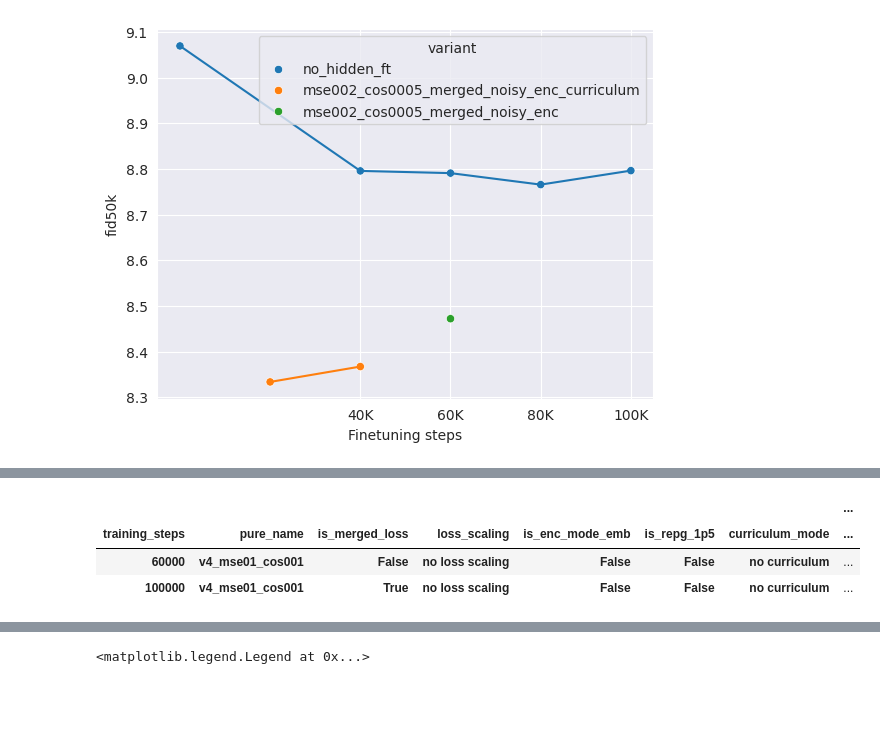
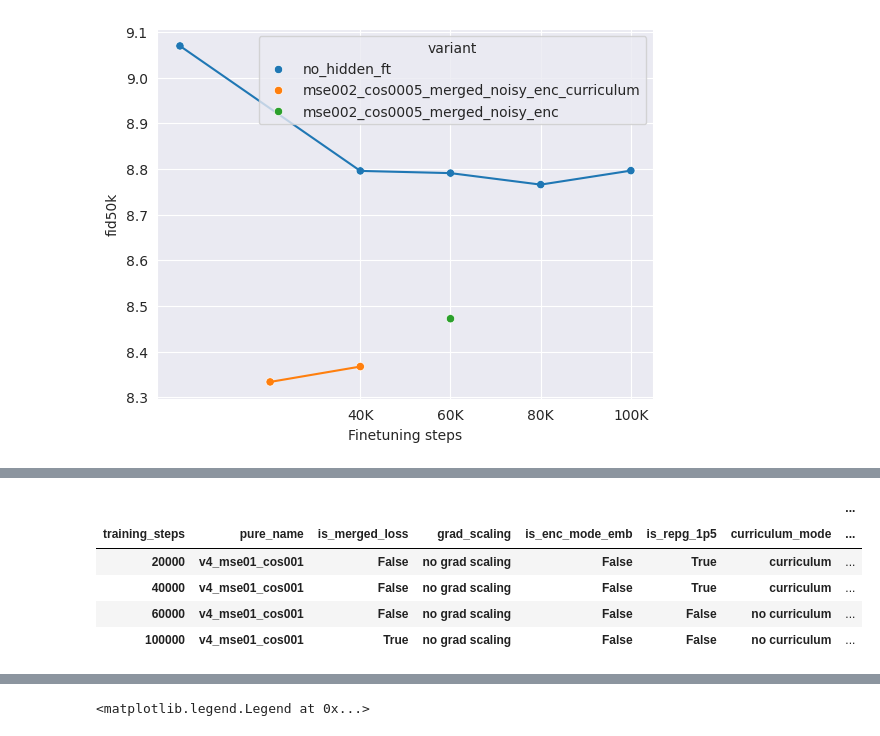
Before and after one commit to BartekPog/sfd-encoder, a Jupyter notebook: notebooks/fid_tables.ipynb, the cells around one changed output, grey strips where cells are left out. Saved outputs shown, nothing was run; the diff lists cells and outputs as text; code cells hidden in the pictures; blank space fills up the shorter version.

```diff
--- a/notebooks/fid_tables.ipynb
+++ b/notebooks/fid_tables.ipynb
@@ -721,34 +845,36 @@ tab_df
 #     & (df_table["pure_name"].str.contains("v4_mse01_cos001"))
 #     ]
 
 # Base loss variants
 
 spec_fields =[
     "is_merged_loss",
     # "is_noisy_enc",
-    'loss_scaling',
+    'grad_scaling',
     'is_enc_mode_emb',
     'is_repg_1p5',
     "curriculum_mode",
     "is_same_t"
 ]
 
 tab_df = (
     df_table[
         (~df_table["exp_base_name"].str.contains("baseline"))
         & (df_table["training_steps"] <=120000)
         & (df_table["inference_type"] == "linear")
     ]
     .pivot_table(index=["training_steps", "pure_name", *spec_fields], values="fid50k", columns="is_noisy_enc", aggfunc="mean")
     # .sort_values(by=["training_steps", "fid50k"], ascending=False)
 )
 # Drop rows where there are less than 2 non-NaN values
 tab_df = tab_df[tab_df.notna().sum(axis=1) >= 2]
 
 # tab_df[(tab_df[True].notna()) & (tab_df[False].notna())]
 tab_df
 # %% [output]
 |  |  |  |  |  |  |  | ... |
-| training_steps | pure_name | is_merged_loss | loss_scaling | is_enc_mode_emb | is_repg_1p5 | curriculum_mode | ... |
-| 60000 | v4_mse01_cos001 | False | no loss scaling | False | False | no curriculum | ... |
-| 100000 | v4_mse01_cos001 | True | no loss scaling | False | False | no curriculum | ... |
+| training_steps | pure_name | is_merged_loss | grad_scaling | is_enc_mode_emb | is_repg_1p5 | curriculum_mode | ... |
+| 20000 | v4_mse01_cos001 | False | no grad scaling | False | True | curriculum | ... |
+| 40000 | v4_mse01_cos001 | False | no grad scaling | False | True | curriculum | ... |
+| 60000 | v4_mse01_cos001 | False | no grad scaling | False | False | no curriculum | ... |
+| 100000 | v4_mse01_cos001 | True | no grad scaling | False | False | no curriculum | ... |
```
Also changed, not shown: parts of 47 cells of this notebook, 34 other files.
